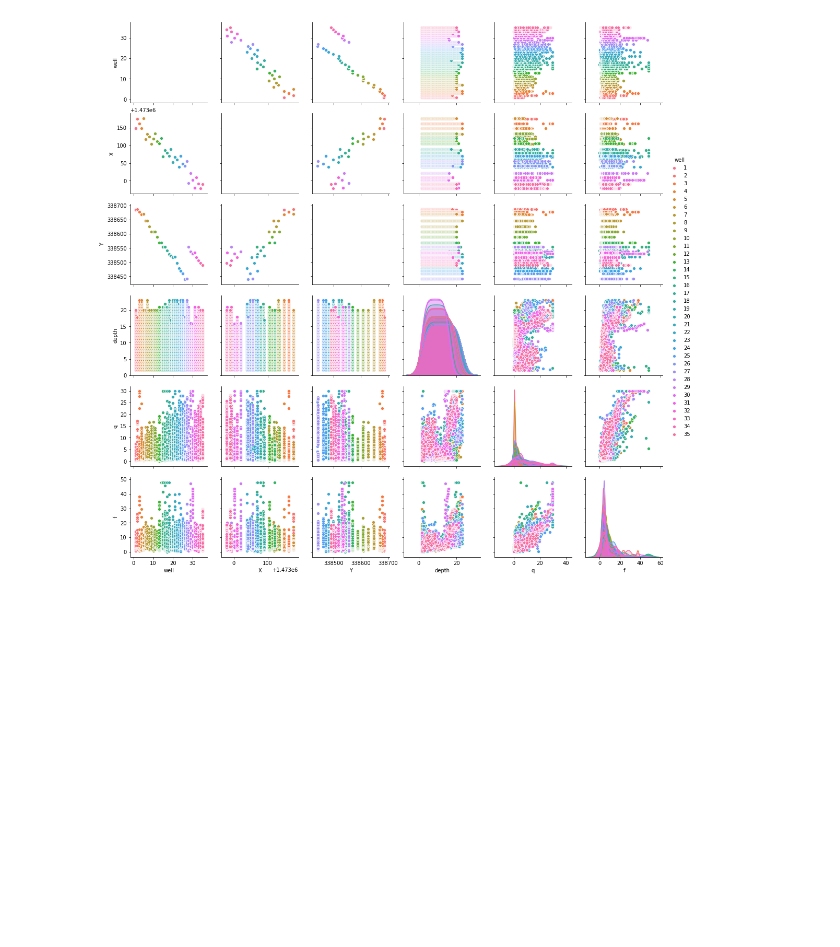
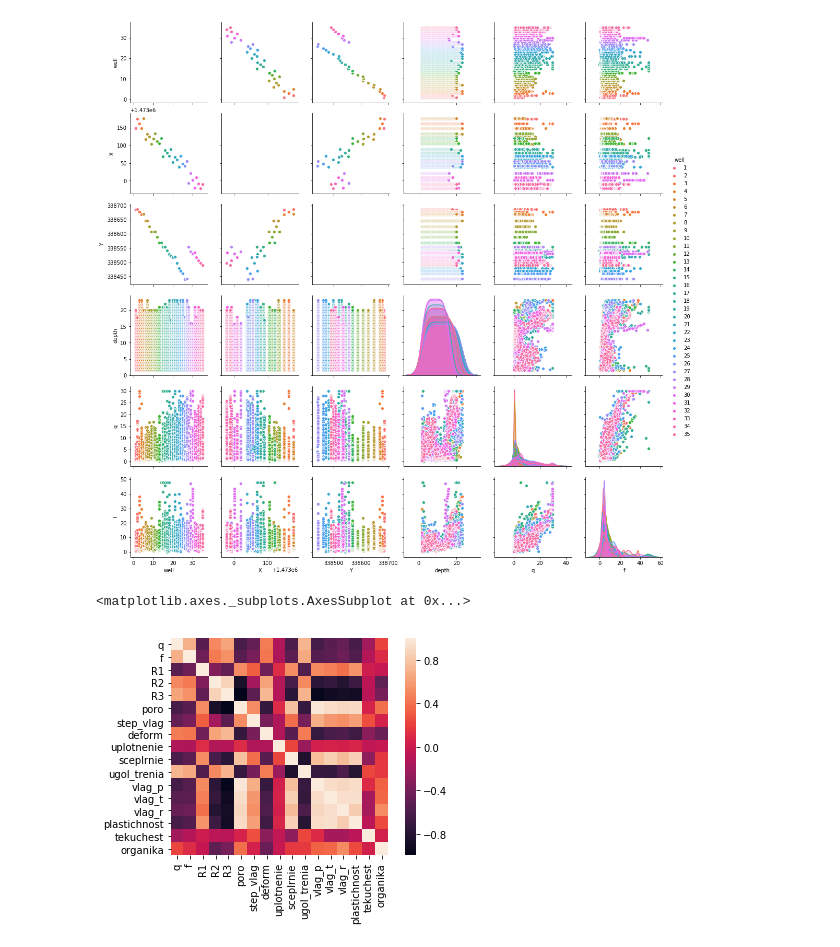
Before and after one commit to ixomaxip/ml, a Jupyter notebook: src/dev.ipynb, the cells around one changed output. Saved outputs shown, nothing was run; the diff lists cells and outputs as text; code cells hidden in the pictures; blank space fills up the shorter version.

```diff
--- a/src/dev.ipynb
+++ b/src/dev.ipynb
@@ -111,3 +102,8 @@ seaborn.pairplot(zonds, hue='well', diag_kind='kde')
 # %% [output]
 <seaborn.axisgrid.PairGrid at 0x...>
 [figure]
+# %%
+seaborn.heatmap(clusters[f_clust].corr(), square=True)
+# %% [output]
+<matplotlib.axes._subplots.AxesSubplot at 0x...>
+[figure, added]
```
Also changed, not shown: parts of 16 cells of this notebook, 1 other file.
